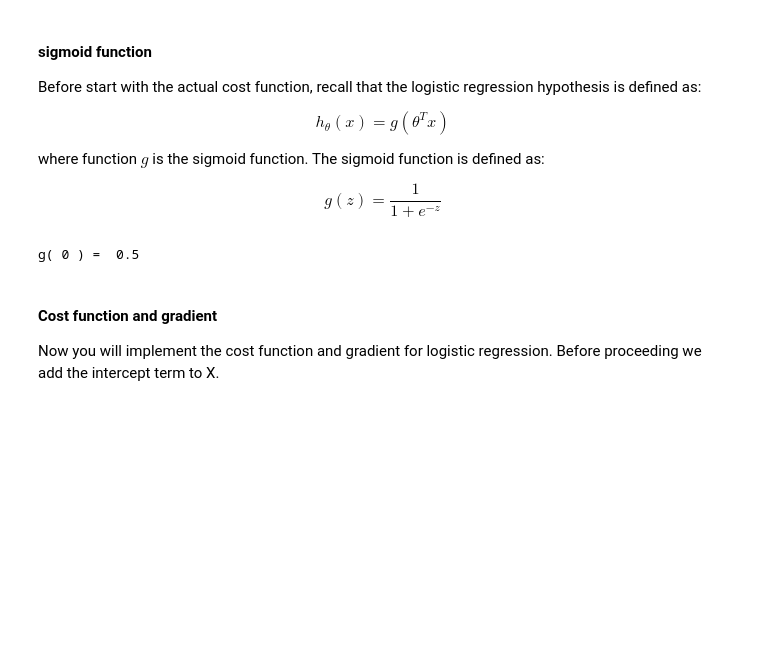
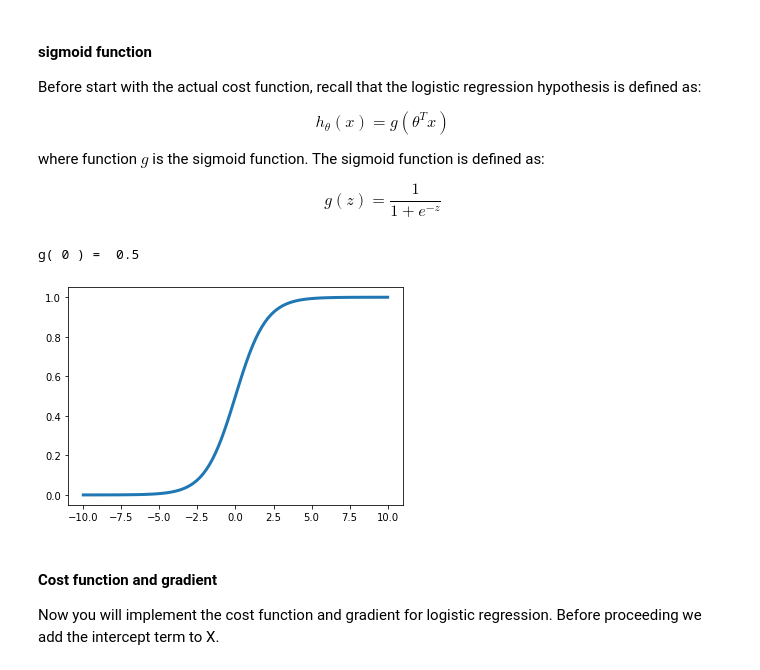
Before and after one commit to sinarazi/Emojifier, a Jupyter notebook: logistic regression/logistic regression.ipynb, the cells around one changed output. Saved outputs shown, nothing was run; the diff lists cells and outputs as text; code cells hidden in the pictures; blank space fills up the shorter version.

```diff
--- a/logistic regression/logistic regression.ipynb
+++ b/logistic regression/logistic regression.ipynb
@@ -65,6 +65,13 @@ g = sigmoid(z)
 print('g(', z, ') = ', g)
 # %% [output]
 g( 0 ) =  0.5
+# %%
+x1 = np.linspace(-10., 10., 100)
+y1 = 1.0 / (1+np.exp(-1*x1))
+pyplot.plot(x1, y1, lw=3)
+pyplot.show()
+# %% [output]
+[figure, added]
 # %% [markdown]
 <a id="section2"></a>
 #### Cost function and gradient
```
Also changed, not shown: parts of 13 cells of this notebook.
